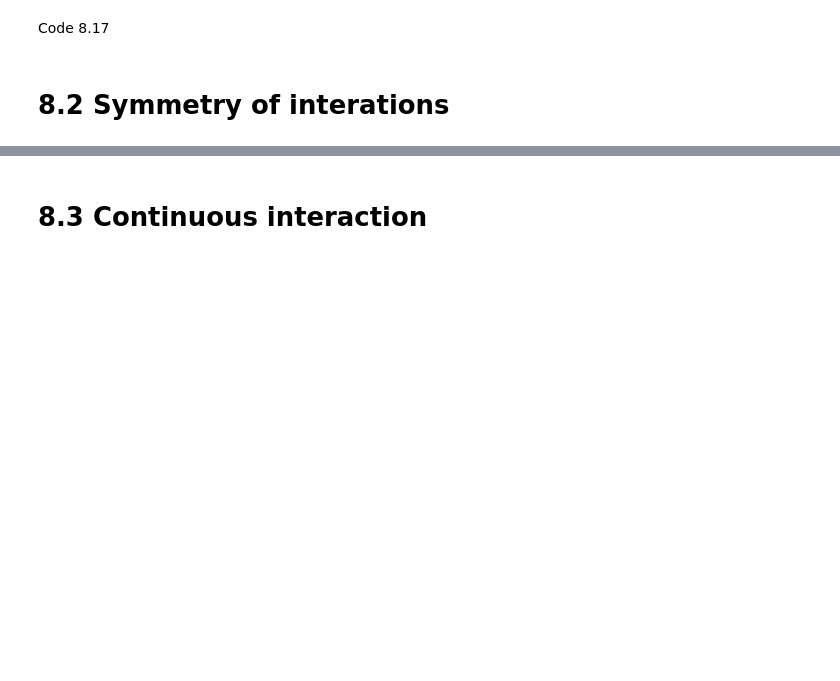
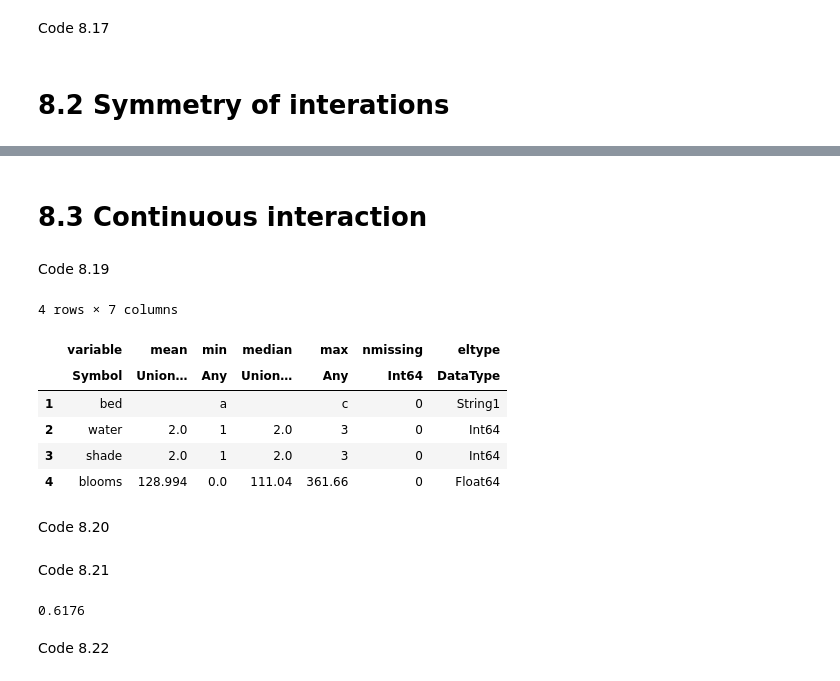
Before and after one commit to Shmuma/rethinking-2ed-julia, a Jupyter notebook: 08-Chapter 8. Conditional Manatees.ipynb, the cells around one changed output, grey strips where cells are left out. Drawn from its saved outputs; the diff is of its cells as text; code cells hidden in the pictures; blank space fills up the shorter version.

```diff
--- a/08-Chapter 8. Conditional Manatees.ipynb
+++ b/08-Chapter 8. Conditional Manatees.ipynb
@@ -287,2 +274,0 @@ annotate!([
-# %% [markdown]
-# 8.3 Continuous interaction
@@ -288,0 +287,17 @@ annotate!([
+# %% [markdown]
+# 8.3 Continuous interaction
+# %% [markdown]
+Code 8.19
+# %%
+d = DataFrame(CSV.File("data/tulips.csv"))
+describe(d)
+# %% [output]
+4 rows × 7 columns
+|  | variable | mean | min | median | max | nmissing | eltype |
+|  | Symbol | Union… | Any | Union… | Any | Int64 | DataType |
+| 1 | bed |  | a |  | c | 0 | String1 |
+| 2 | water | 2.0 | 1 | 2.0 | 3 | 0 | Int64 |
+| 3 | shade | 2.0 | 1 | 2.0 | 3 | 0 | Int64 |
+| 4 | blooms | 128.994 | 0.0 | 111.04 | 361.66 | 0 | Float64 |
+# %% [markdown]
+Code 8.20
@@ -288,0 +308,10 @@ annotate!([
+# %% [markdown]
+Code 8.21
+# %%
+Random.seed!(1)
+a = rand(Normal(0.5, 1), 10^4)
+sum(@. (a < 0) | (a > 1))/length(a)
+# %% [output]
+0.6176
+# %% [markdown]
+Code 8.22
```
Also changed, not shown: parts of 10 cells of this notebook, 2 other files.
